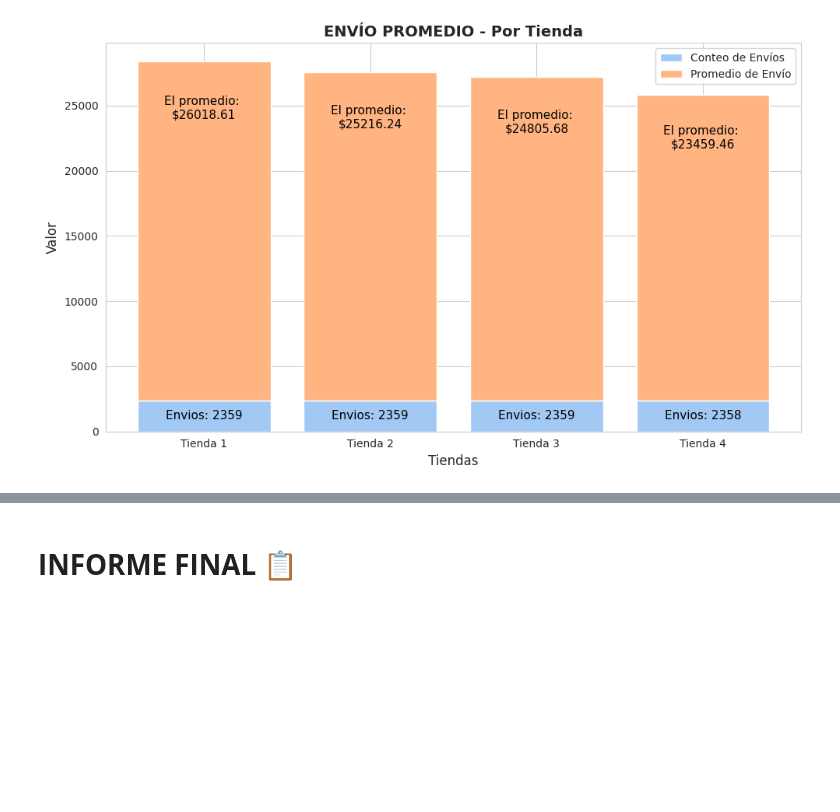
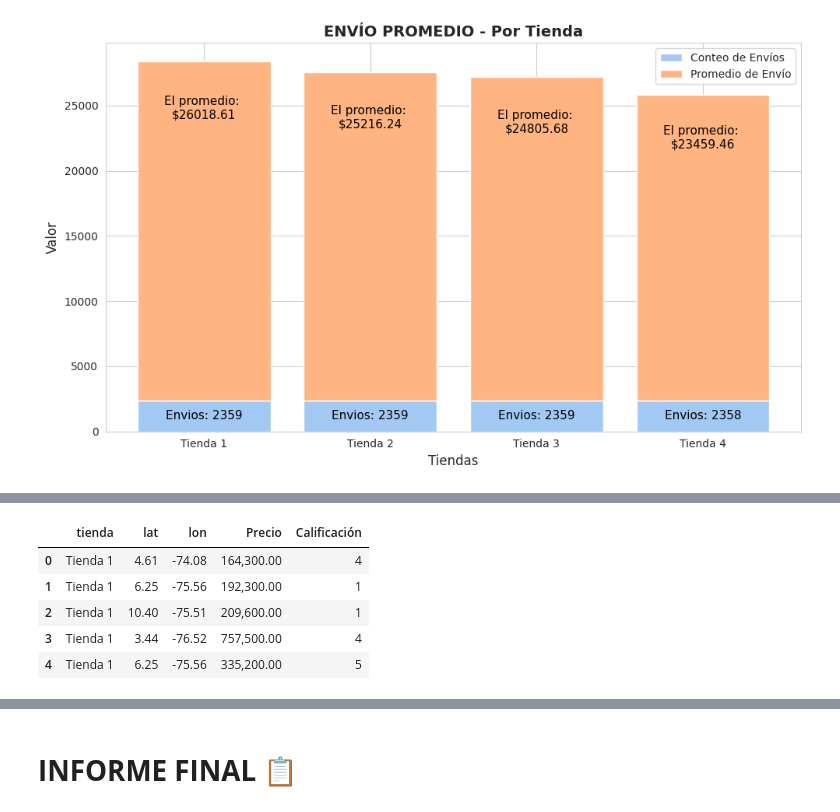
Before and after one commit to angelesGladin/challenge-data-science, a Jupyter notebook: AluraStoreLatam.ipynb, the cells around one changed output, grey strips where cells are left out. Cells and saved outputs as stored; diff of their text form; code cells hidden in the pictures; blank space fills up the shorter version.

```diff
--- a/AluraStoreLatam.ipynb
+++ b/AluraStoreLatam.ipynb
@@ -287,0 +334,18 @@ plt.show()
+# %%
+#Unión de todos los datasets como columnas
+
+tienda['tienda'] = 'Tienda 1'
+tienda2['tienda'] = 'Tienda 2'
+tienda3['tienda'] = 'Tienda 3'
+tienda4['tienda'] = 'Tienda 4'
+
+#DataFrames
+ventas_geografico = pd.concat([tienda, tienda2, tienda3, tienda4], ignore_index=True)
+ventas_geografico[['tienda', 'lat', 'lon', 'Precio', 'Calificación']].head()
+# %% [output]
+|  | tienda | lat | lon | Precio | Calificación |
+| 0 | Tienda 1 | 4.61 | -74.08 | 164,300.00 | 4 |
+| 1 | Tienda 1 | 6.25 | -75.56 | 192,300.00 | 1 |
+| 2 | Tienda 1 | 10.40 | -75.51 | 209,600.00 | 1 |
+| 3 | Tienda 1 | 3.44 | -76.52 | 757,500.00 | 4 |
+| 4 | Tienda 1 | 6.25 | -75.56 | 335,200.00 | 5 |
```
Also changed, not shown: parts of 6 cells of this notebook.
